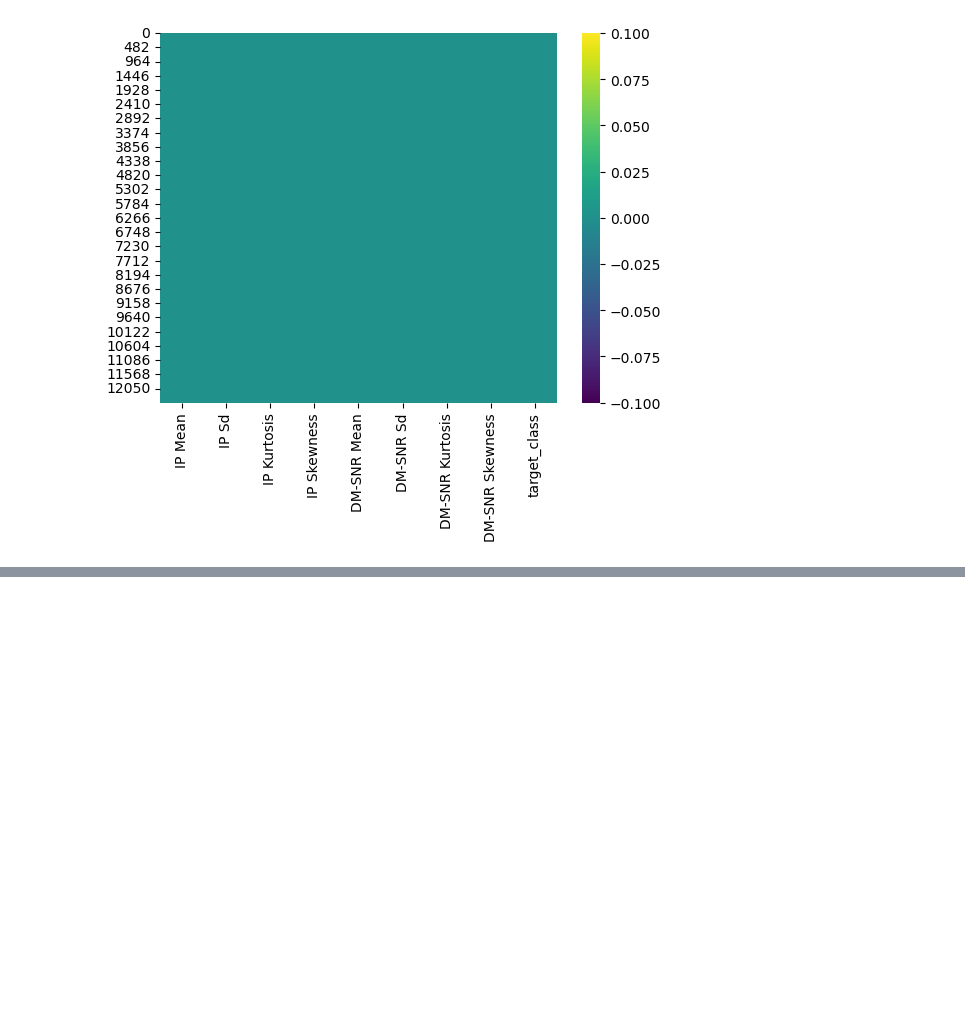
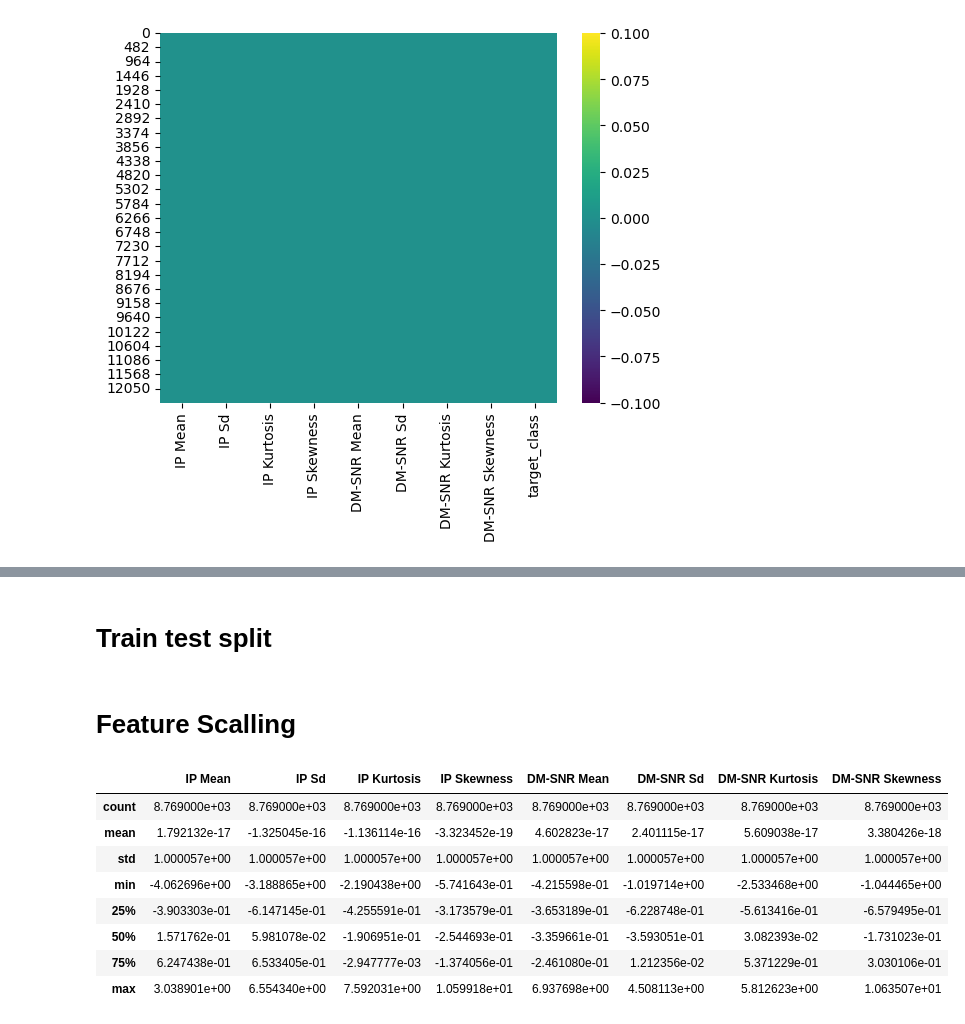
Before and after one commit to dancanyego/Support-Vector-Machines-, a Jupyter notebook: SampleProject.ipynb, the cells around one changed output, grey strips where cells are left out. Drawn from its saved outputs; the diff is of its cells as text; code cells hidden in the pictures; blank space fills up the shorter version.

Commit message:
train test split and feature scalling

```diff
--- a/SampleProject.ipynb
+++ b/SampleProject.ipynb
@@ -163,0 +225,2 @@ sns.heatmap(df.isnull(),cmap='viridis')
+# %% [markdown]
+# Train test split
@@ -163,0 +234,4 @@ sns.heatmap(df.isnull(),cmap='viridis')
+# %% [markdown]
+# Feature Scalling
+# %%
+cols = X_train.columns
@@ -163,0 +240,21 @@ sns.heatmap(df.isnull(),cmap='viridis')
+# %%
+scaler = StandardScaler()
+# %%
+X_train = scaler.fit_transform(X_train)
+
+X_test = scaler.transform(X_test)
+# %%
+X_train =pd.DataFrame(X_train,columns=[cols])
+X_test =pd.DataFrame(X_test,columns=[cols])
+# %%
+X_train.describe()
+# %% [output]
+|  | IP Mean | IP Sd | IP Kurtosis | IP Skewness | DM-SNR Mean | DM-SNR Sd | DM-SNR Kurtosis | DM-SNR Skewness |
+| count | 8.769000e+03 | 8.769000e+03 | 8.769000e+03 | 8.769000e+03 | 8.769000e+03 | 8.769000e+03 | 8.769000e+03 | 8.769000e+03 |
+| mean | 1.792132e-17 | -1.325045e-16 | -1.136114e-16 | -3.323452e-19 | 4.602823e-17 | 2.401115e-17 | 5.609038e-17 | 3.380426e-18 |
+| std | 1.000057e+00 | 1.000057e+00 | 1.000057e+00 | 1.000057e+00 | 1.000057e+00 | 1.000057e+00 | 1.000057e+00 | 1.000057e+00 |
+| min | -4.062696e+00 | -3.188865e+00 | -2.190438e+00 | -5.741643e-01 | -4.215598e-01 | -1.019714e+00 | -2.533468e+00 | -1.044465e+00 |
+| 25% | -3.903303e-01 | -6.147145e-01 | -4.255591e-01 | -3.173579e-01 | -3.653189e-01 | -6.228748e-01 | -5.613416e-01 | -6.579495e-01 |
+| 50% | 1.571762e-01 | 5.981078e-02 | -1.906951e-01 | -2.544693e-01 | -3.359661e-01 | -3.593051e-01 | 3.082393e-02 | -1.731023e-01 |
+| 75% | 6.247438e-01 | 6.533405e-01 | -2.947777e-03 | -1.374056e-01 | -2.461080e-01 | 1.212356e-02 | 5.371229e-01 | 3.030106e-01 |
+| max | 3.038901e+00 | 6.554340e+00 | 7.592031e+00 | 1.059918e+01 | 6.937698e+00 | 4.508113e+00 | 5.812623e+00 | 1.063507e+01 |
```
Also changed, not shown: parts of 12 cells of this notebook.
